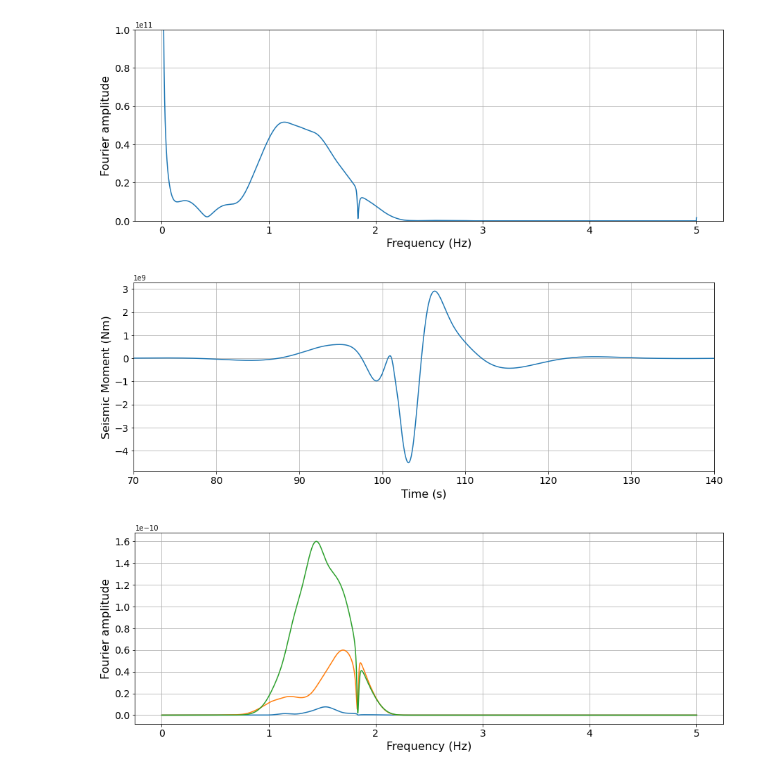
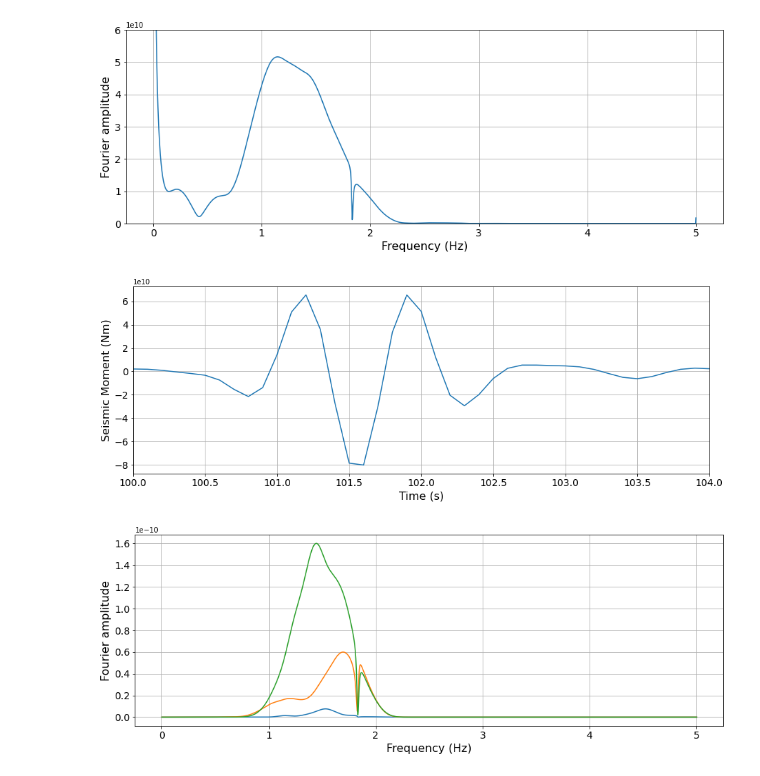
Before and after one commit to natsunoyuki/seismic_analysis_tools, a Jupyter notebook: ymaeda_tools_inv_checks.ipynb, the cells around one changed output. Drawn from its saved outputs; the diff is of its cells as text; code cells hidden in the pictures.

```diff
--- a/ymaeda_tools_inv_checks.ipynb
+++ b/ymaeda_tools_inv_checks.ipynb
@@ -65,29 +87,29 @@ plt.plot(f, np.sqrt(np.abs(mest[:,0]**2 + mest[:,1]**2)))
 plt.xlabel("Frequency (Hz)", fontsize = 16)
 plt.ylabel("Fourier amplitude", fontsize = 16)
 plt.grid(True)
-plt.ylim([0, 1e11])
+plt.ylim([0, 0.6e11])
 plt.xticks(fontsize = 14)
 plt.yticks(fontsize = 14)
 plt.show()
 # %% [output]
-[figure, old version]
+[figure, new version]
 # %%
-# Try filtering out the ultra-long period signal...
+# Try filtering out the ultra-long period signal by focussing on the band [0.5, 2.5] Hz.
 
-b, a = signal.iirfilter(2, [0.5, 2.5], btype='bandpass', analog=False, ftype='butter', fs=100, output='ba')
+b, a = signal.iirfilter(2, [0.5, 2.5], btype='bandpass', analog=False, ftype='butter', fs=1/dt, output='ba')
 mt_filt = signal.filtfilt(b, a, mt)
 
 plt.figure(figsize = (15, 5))
 plt.plot(t, mt_filt)
 plt.xlabel('Time (s)', fontsize = 16)
 plt.ylabel('Seismic Moment (Nm)', fontsize = 16)
 plt.grid(True)
 plt.xticks(fontsize = 14)
 plt.yticks(fontsize = 14)
-plt.xlim([70, 140])
+plt.xlim([100, 104])
 plt.show()
 # %% [output]
-[figure, old version]
+[figure, new version]
 # %%
 # base directories
 base_dir = "/Volumes/MAC Backup/Final Year Projects/Shinmoedake Data/kirishima_invert/"
```
Also changed, not shown: parts of 3 cells of this notebook, 3 other files.
